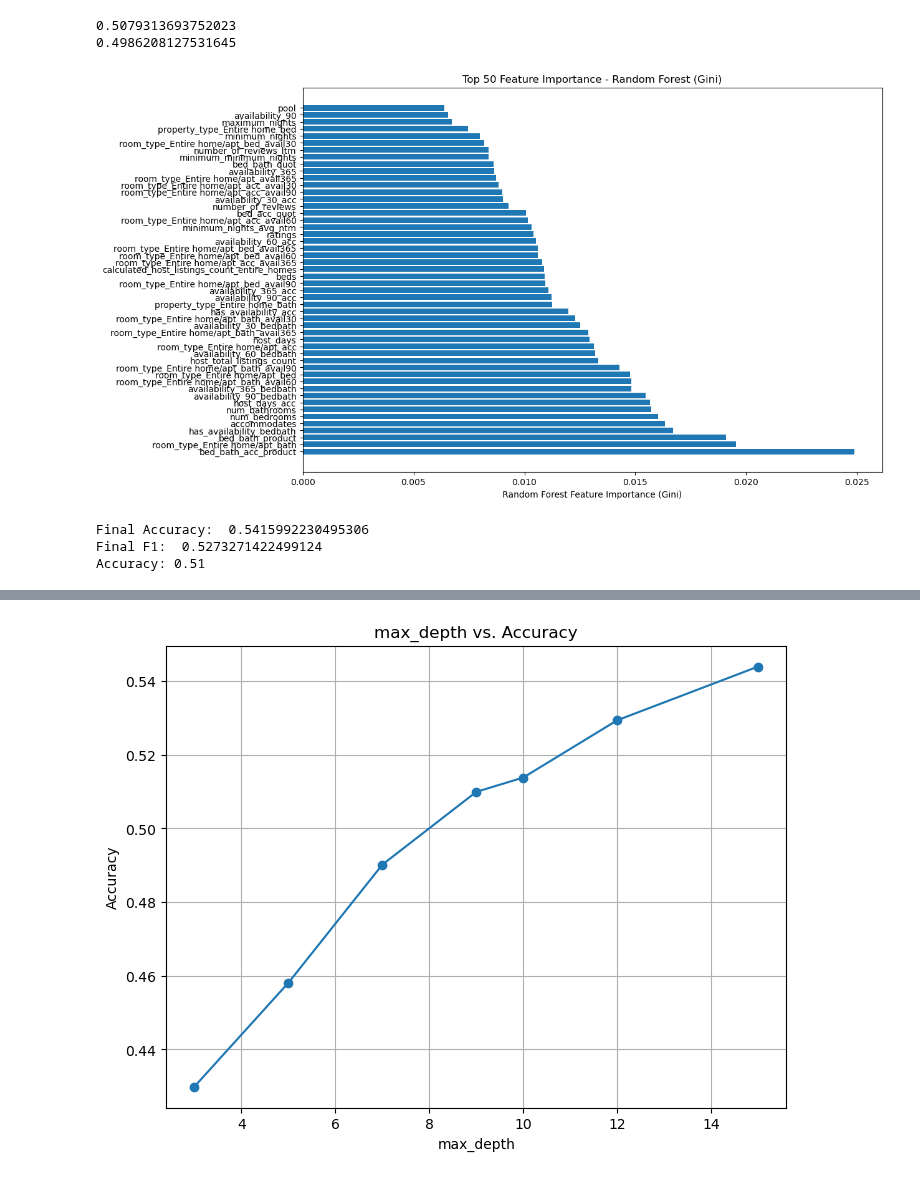
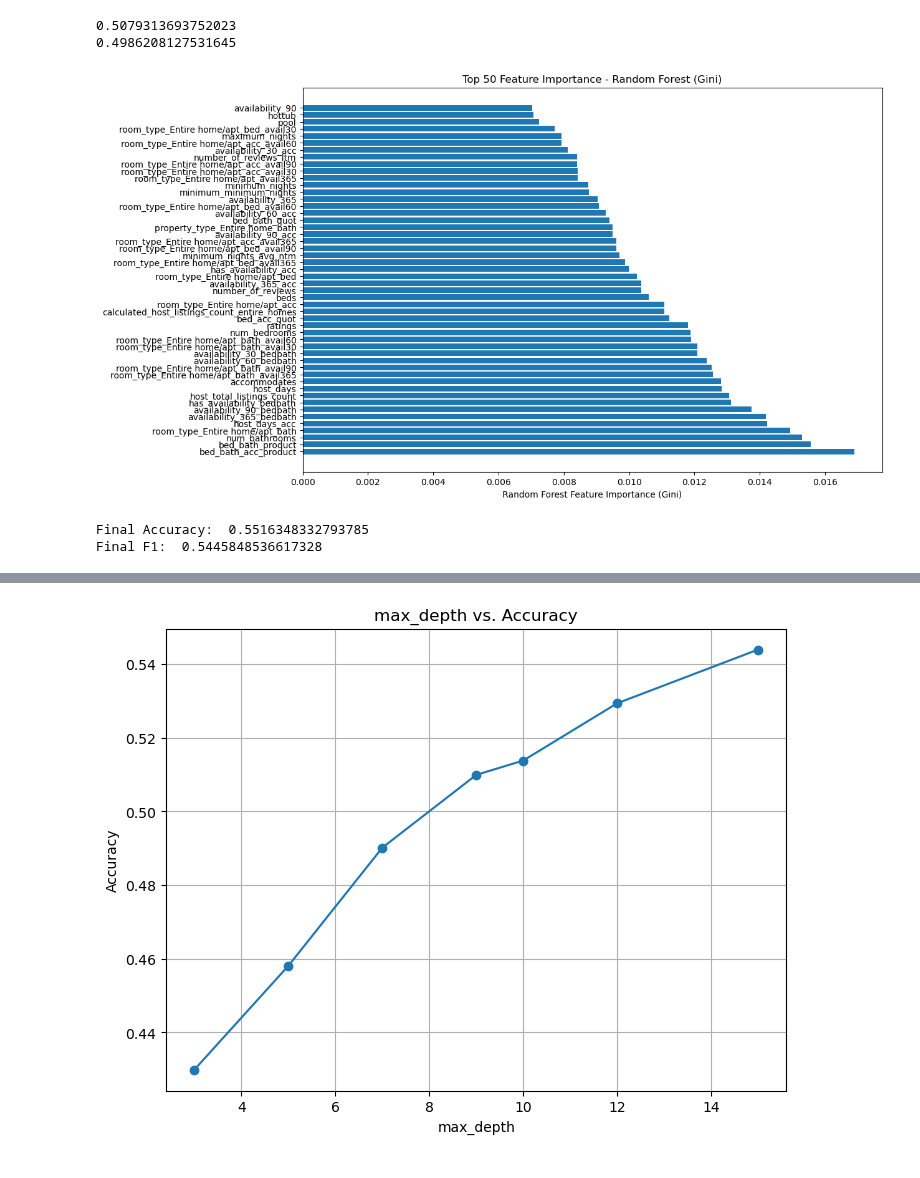
Before and after one commit to michelleeesi/kaggle, a Jupyter notebook: logistic_regression-random_forest.ipynb, the cells around one changed output, grey strips where cells are left out. Cells and saved outputs as stored; diff of their text form; code cells hidden in the pictures.

```diff
--- a/logistic_regression-random_forest.ipynb
+++ b/logistic_regression-random_forest.ipynb
@@ -207,10 +207,10 @@ def train_random_forest(data, test, target_column, n_folds=5, test_size=0.2, ran
     classifier = RandomForestClassifier(n_estimators=500, random_state=random_state)
 
     param_grid = {
-        'n_estimators': [10, 20, 50, 70, 100, 250, 500],
-        'max_depth': [None, 3, 5, 7, 9, 10, 12, 15],
-        'min_samples_split': [2, 5, 7, 10],
-        'min_samples_leaf': [1, 2, 4, 5, 10],
+        # 'n_estimators': [10, 20, 50, 70, 100, 250, 500],
+        # 'max_depth': [None, 3, 5, 7, 9, 10, 12, 15],
+        # 'min_samples_split': [2, 5, 7, 10],
+        # 'min_samples_leaf': [1, 2, 4, 5, 10],
         }
 
     stratified_kfold = StratifiedKFold(n_splits=5, shuffle=True, random_state=random_state)
@@ -228,37 +228,36 @@ def train_random_forest(data, test, target_column, n_folds=5, test_size=0.2, ran
     importances_gini = best_classifier.feature_importances_
 
     # Sort features based on importance
     sorted_idx = importances_gini.argsort()[::-1]
 
     # Select the top 100 features
     top_features_idx = sorted_idx[:50]
 
     # Plot top 50 feature importances
     plt.figure(figsize=(12, 8))
     plt.barh(range(len(top_features_idx)), importances_gini[top_features_idx], align="center")
     plt.yticks(range(len(top_features_idx)), [X.columns[i] for i in top_features_idx])
     plt.xlabel("Random Forest Feature Importance (Gini)")
     plt.title("Top 50 Feature Importance - Random Forest (Gini)")
     plt.show()
 
     # Make predictions on the test set
     y_pred = best_classifier.predict(X_test).clip(0, 5).round()
 
     # Evaluate the performance of the best classifier
     print("Final Accuracy: ", metrics.accuracy_score(y_test, y_pred))
     print("Final F1: ", metrics.f1_score(y_test, y_pred, average="weighted"))
 
     # Make predictions on the final test set
     test = test.drop("id", axis=1)
     y_final = best_classifier.predict(test).clip(0, 5).round()
     y_train_predicted = best_classifier.predict(X).clip(0, 5).round()
 
-    return accuracy, y_pred, y_final, best_classifier, importances_gini, y_final, y_train_predicted
+    return y_pred, y_test, y_final, best_classifier, importances_gini, y_final, y_train_predicted
 
-accuracy, y_pred, y_final, best_classifier, importances_gini, y_final, y_train_predicted = train_random_forest(train, test, "price")
-print(f"Accuracy: {accuracy:.2f}")
+y_pred, y_test, y_final, best_classifier, importances_gini, y_final, y_train_predicted = train_random_forest(train, test, "price")
+# print(f"Accuracy: {accuracy:.2f}")
 # %% [output]
-[figure, old version]
+[figure, new version]
-Final Accuracy:  0.5415992230495306
-Final F1:  0.5273271422499124
-Accuracy: 0.51
+Final Accuracy:  0.5516348332793785
+Final F1:  0.5445848536617328
```
Also changed, not shown: parts of 2 cells of this notebook.
